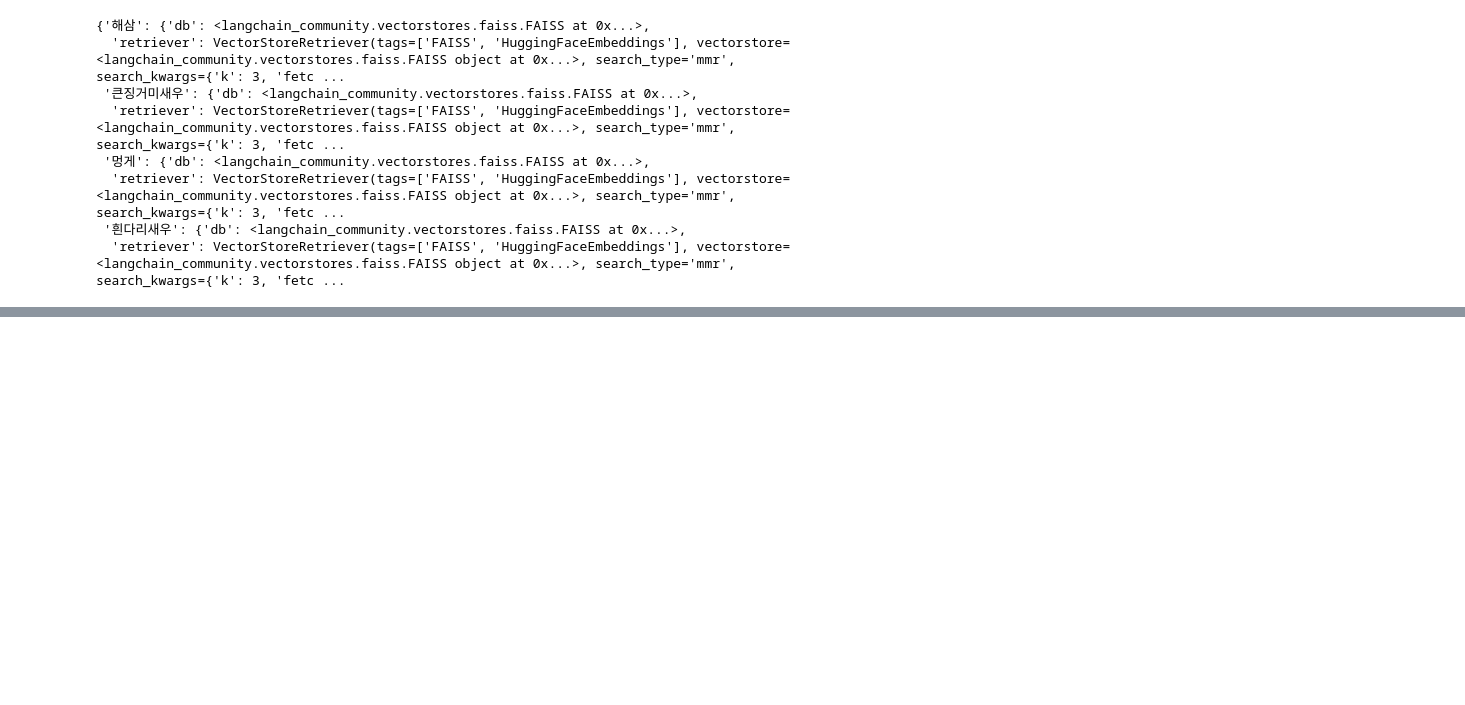
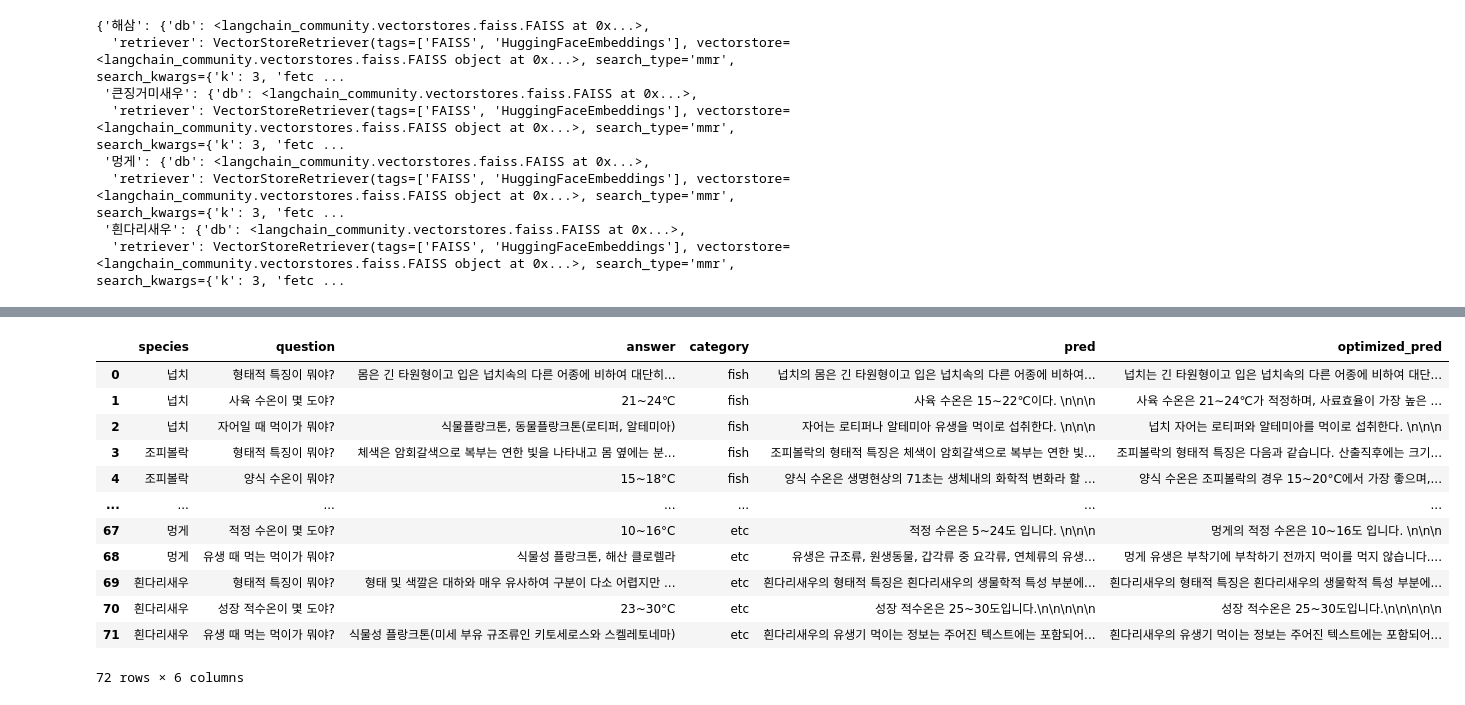
Before and after one commit to Ea3124/Ocean-Data, a Jupyter notebook: baseline.ipynb, the cells around one changed output, grey strips where cells are left out. Cells and saved outputs as stored; diff of their text form; code cells hidden in the pictures; blank space fills up the shorter version.

```diff
--- a/baseline.ipynb
+++ b/baseline.ipynb
@@ -499,0 +529,6 @@ for _, row in tqdm(df.iterrows(), total=len(df), desc="Answering Questions"):
+# %%
+# apply를 사용해 결과를 임시로 저장
+test_results = df_question.apply(lambda row: test_rag(row['question'], row['category'], row['species']), axis=1)
+
+# 결과 확인
+print(test_results.head())
@@ -499,0 +542,12 @@ for _, row in tqdm(df.iterrows(), total=len(df), desc="Answering Questions"):
+# %%
+df_question['pred'] = test_results
+df_question.to_csv('question.csv')
+# %%
+# 질문에 대한 답을 기록할 새로운 컬럼 생성
+from tqdm import tqdm
+
+# tqdm을 적용할 수 있도록 설정
+tqdm.pandas()
+
+# progress_apply로 tqdm을 적용하여 진행 상황 표시
+df_question['pred'] = df_question.progress_apply(lambda row: test_rag(row['question'], row['category'], row['species']), axis=1)
@@ -499,0 +845,4 @@ for _, row in tqdm(df.iterrows(), total=len(df), desc="Answering Questions"):
+# %%
+# apply를 사용해 결과를 임시로 저장
+optimized_test_results = df_question.apply(lambda row: test_rag(row['question'], row['category'], row['species']), axis=1)
+df_question['optimized_pred'] = optimized_test_results
@@ -499,0 +851,16 @@ for _, row in tqdm(df.iterrows(), total=len(df), desc="Answering Questions"):
+# %%
+df_question
+# %% [output]
+|  | species | question | answer | category | pred | optimized_pred |
+| 0 | 넙치 | 형태적 특징이 뭐야? | 몸은 긴 타원형이고 입은 넙치속의 다른 어종에 비하여 대단히... | fish | 넙치의 몸은 긴 타원형이고 입은 넙치속의 다른 어종에 비하여... | 넙치는 긴 타원형이고 입은 넙치속의 다른 어종에 비하여 대단... |
+| 1 | 넙치 | 사육 수온이 몇 도야? | 21~24℃ | fish | 사육 수온은 15∼22℃이다. \n\n\n | 사육 수온은 21∼24℃가 적정하며, 사료효율이 가장 높은 ... |
+| 2 | 넙치 | 자어일 때 먹이가 뭐야? | 식물플랑크톤, 동물플랑크톤(로티퍼, 알테미아) | fish | 자어는 로티퍼나 알테미아 유생을 먹이로 섭취한다. \n\n\n | 넙치 자어는 로티퍼와 알테미아를 먹이로 섭취한다. \n\n\n |
+| 3 | 조피볼락 | 형태적 특징이 뭐야? | 체색은 암회갈색으로 복부는 연한 빛을 나타내고 몸 옆에는 분... | fish | 조피볼락의 형태적 특징은 체색이 암회갈색으로 복부는 연한 빛... | 조피볼락의 형태적 특징은 다음과 같습니다. 산출직후에는 크기... |
+| 4 | 조피볼락 | 양식 수온이 뭐야? | 15~18°C | fish | 양식 수온은 생명현상의 71초는 생체내의 화학적 변화라 할 ... | 양식 수온은 조피볼락의 경우 15~20°C에서 가장 좋으며,... |
+| ... | ... | ... | ... | ... | ... | ... |
+| 67 | 멍게 | 적정 수온이 몇 도야? | 10~16°C | etc | 적정 수온은 5~24도 입니다. \n\n\n | 멍게의 적정 수온은 10~16도 입니다. \n\n\n |
+| 68 | 멍게 | 유생 때 먹는 먹이가 뭐야? | 식물성 플랑크톤, 해산 클로렐라 | etc | 유생은 규조류, 원생동물, 갑각류 중 요각류, 연체류의 유생... | 멍게 유생은 부착기에 부착하기 전까지 먹이를 먹지 않습니다.... |
+| 69 | 흰다리새우 | 형태적 특징이 뭐야? | 형태 및 색깔은 대하와 매우 유사하여 구분이 다소 어렵지만 ... | etc | 흰다리새우의 형태적 특징은 흰다리새우의 생물학적 특성 부분에... | 흰다리새우의 형태적 특징은 흰다리새우의 생물학적 특성 부분에... |
+| 70 | 흰다리새우 | 성장 적수온이 몇 도야? | 23~30°C | etc | 성장 적수온은 25~30도입니다.\n\n\n\n\n | 성장 적수온은 25~30도입니다.\n\n\n\n\n |
+| 71 | 흰다리새우 | 유생 때 먹는 먹이가 뭐야? | 식물성 플랑크톤(미세 부유 규조류인 키토세로스와 스켈레토네마) | etc | 흰다리새우의 유생기 먹이는 정보는 주어진 텍스트에는 포함되어... | 흰다리새우의 유생기 먹이는 정보는 주어진 텍스트에는 포함되어... |
+72 rows × 6 columns
```
Also changed, not shown: parts of 24 cells of this notebook, 2 other files.
